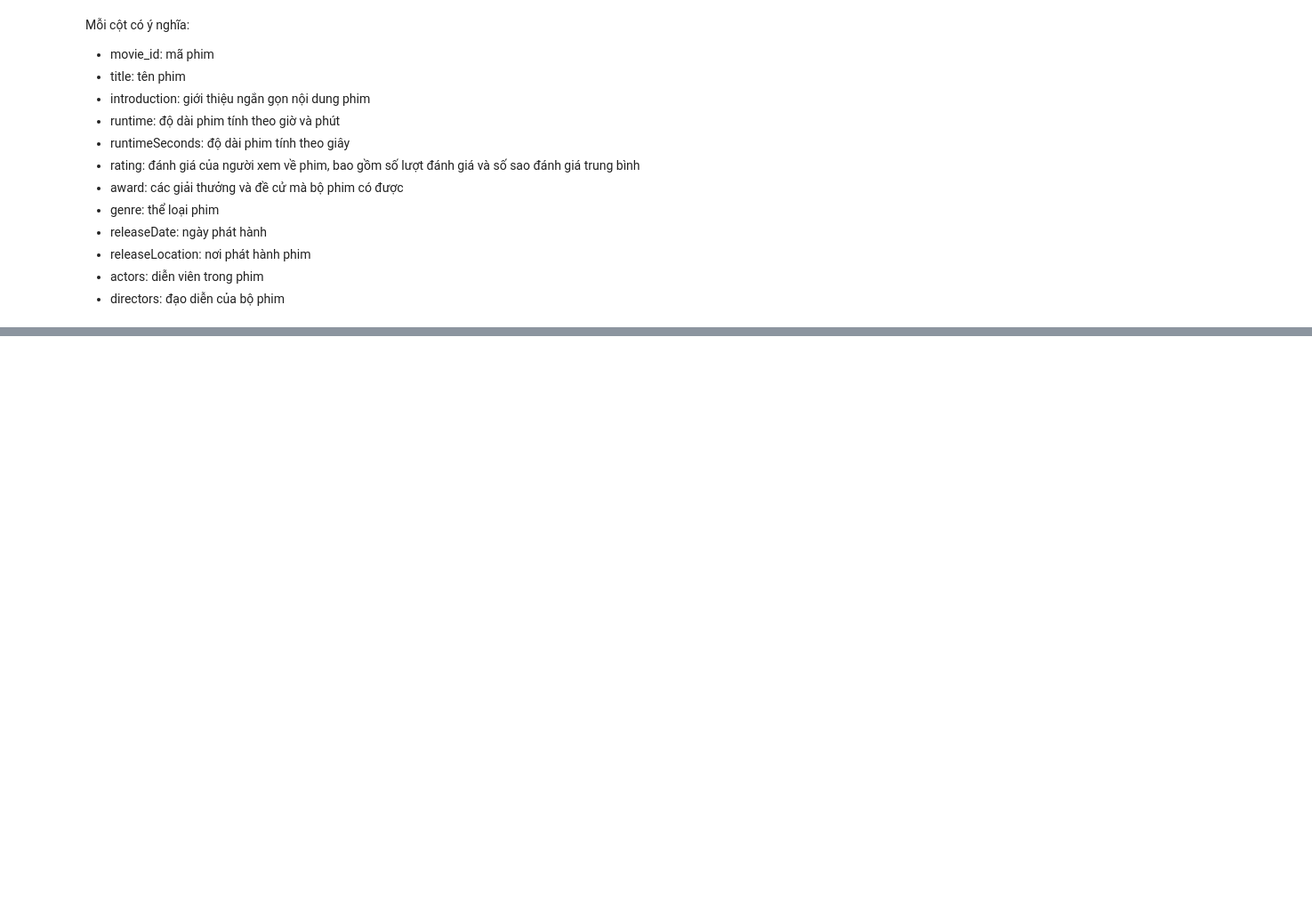
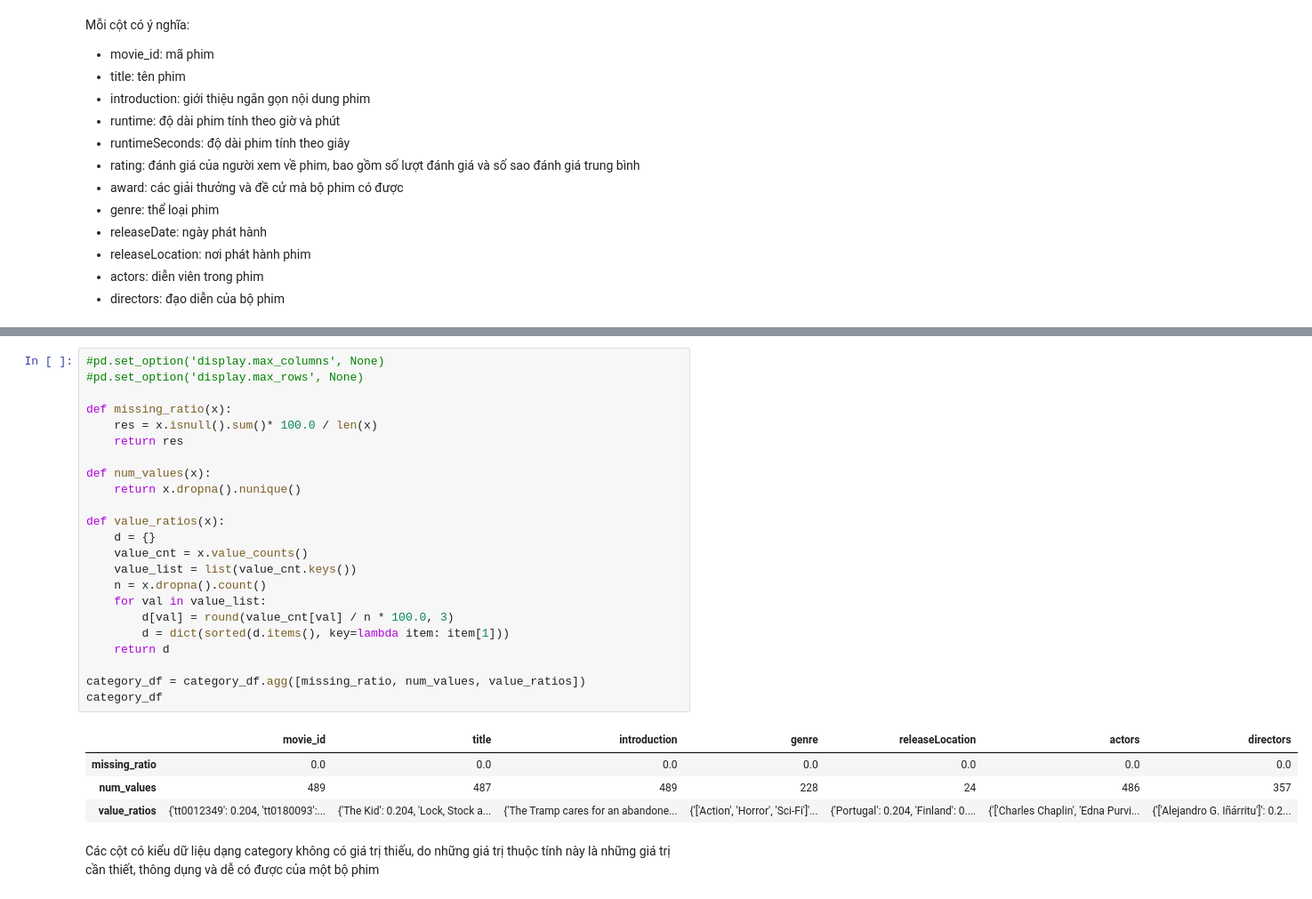
Before and after one commit to HThinhZ/Recommender_System_Project, a Jupyter notebook: movie_preprocessing.ipynb, the cells around one changed output, grey strips where cells are left out. Shown: that part at 89% size. Drawn from its saved outputs; the diff is of its cells as text; blank space fills up the shorter version.

```diff
--- a/movie_preprocessing.ipynb
+++ b/movie_preprocessing.ipynb
@@ -94,0 +240,30 @@ Index(['movie_id', 'title', 'introduction', 'runtimeSeconds', 'rating',
+# %%
+#pd.set_option('display.max_columns', None)
+#pd.set_option('display.max_rows', None)
+
+def missing_ratio(x):
+    res = x.isnull().sum()* 100.0 / len(x)
+    return res
+
+def num_values(x):
+    return x.dropna().nunique()
+
+def value_ratios(x):
+    d = {}
+    value_cnt = x.value_counts()
+    value_list = list(value_cnt.keys())
+    n = x.dropna().count()
+    for val in value_list:
+        d[val] = round(value_cnt[val] / n * 100.0, 3)
+        d = dict(sorted(d.items(), key=lambda item: item[1]))
+    return d
+
+category_df = category_df.agg([missing_ratio, num_values, value_ratios])
+category_df
+# %% [output]
+|  | movie_id | title | introduction | genre | releaseLocation | actors | directors |
+| missing_ratio | 0.0 | 0.0 | 0.0 | 0.0 | 0.0 | 0.0 | 0.0 |
+| num_values | 489 | 487 | 489 | 228 | 24 | 486 | 357 |
+| value_ratios | {'tt0012349': 0.204, 'tt0180093':... | {'The Kid': 0.204, 'Lock, Stock a... | {'The Tramp cares for an abandone... | {'['Action', 'Horror', 'Sci-Fi']'... | {'Portugal': 0.204, 'Finland': 0.... | {'['Charles Chaplin', 'Edna Purvi... | {'['Alejandro G. Iñárritu']': 0.2... |
+# %% [markdown]
+Các cột có kiểu dữ liệu dạng category không có giá trị thiếu, do những giá trị thuộc tính này là những giá trị cần thiết, thông dụng và dễ có được của một bộ phim
```
Also changed, not shown: parts of 38 cells of this notebook, 1 other file.
